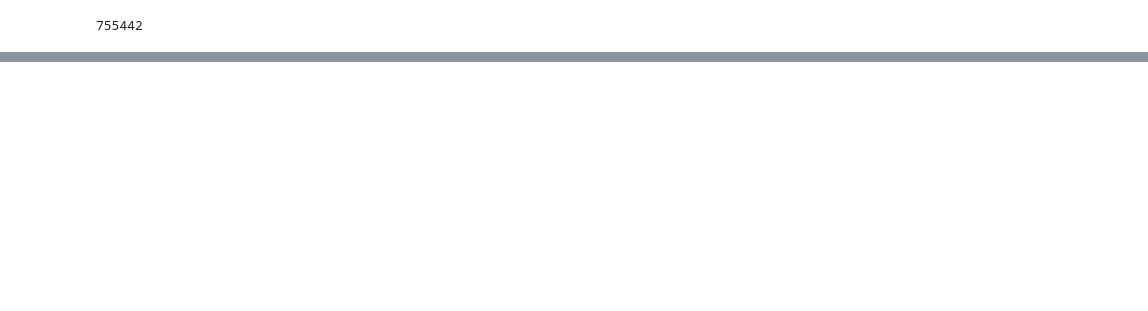
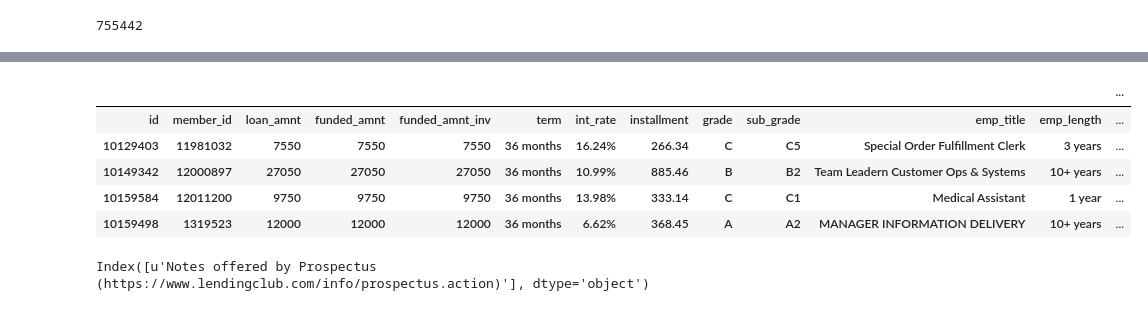
Before and after one commit to satishjasthi/data-science-intensive, a Jupyter notebook: capstone/LoanData.ipynb, the cells around one changed output, grey strips where cells are left out. Saved outputs shown, nothing was run; the diff lists cells and outputs as text; code cells hidden in the pictures; blank space fills up the shorter version.

Commit message:
added data cleaning preliminaries.

```diff
--- a/capstone/LoanData.ipynb
+++ b/capstone/LoanData.ipynb
@@ -61,0 +60,10 @@ IndexError: index 1 is out of bounds for axis 0 with size 1
+# %%
+ldf1 = pd.read_csv("data/LoanStats3b.csv")
+ldf1.head()
+# %% [output]
+|  |  |  |  |  |  |  |  |  |  |  |  | ... |
+| id | member_id | loan_amnt | funded_amnt | funded_amnt_inv | term | int_rate | installment | grade | sub_grade | emp_title | emp_length | ... |
+| 10129403 | 11981032 | 7550 | 7550 | 7550 | 36 months | 16.24% | 266.34 | C | C5 | Special Order Fulfillment Clerk | 3 years | ... |
+| 10149342 | 12000897 | 27050 | 27050 | 27050 | 36 months | 10.99% | 885.46 | B | B2 | Team Leadern Customer Ops & Systems | 10+ years | ... |
+| 10159584 | 12011200 | 9750 | 9750 | 9750 | 36 months | 13.98% | 333.14 | C | C1 | Medical Assistant | 1 year | ... |
+| 10159498 | 1319523 | 12000 | 12000 | 12000 | 36 months | 6.62% | 368.45 | A | A2 | MANAGER INFORMATION DELIVERY | 10+ years | ... |
@@ -61,0 +76,4 @@ IndexError: index 1 is out of bounds for axis 0 with size 1
+# %%
+testdf.columns
+# %% [output]
+Index([u'Notes offered by Prospectus (https://www.lendingclub.com/info/prospectus.action)'], dtype='object')
```
Also changed, not shown: parts of 7 cells of this notebook.
